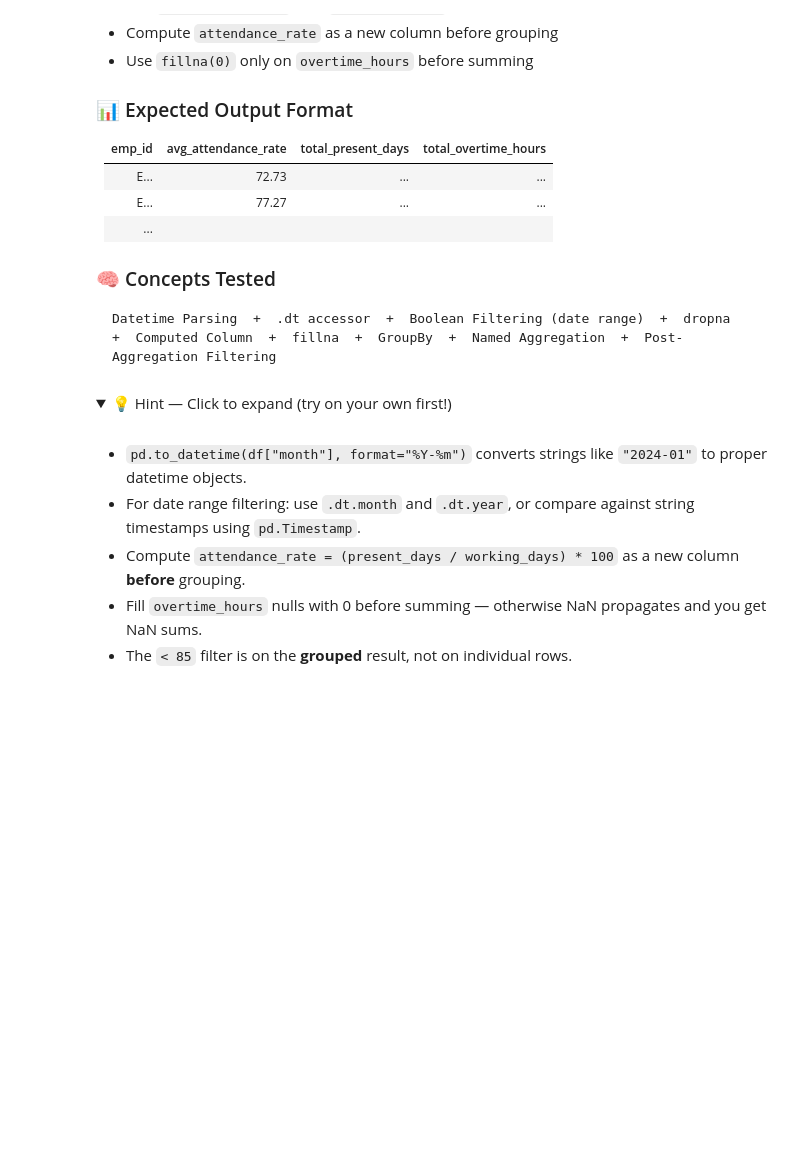
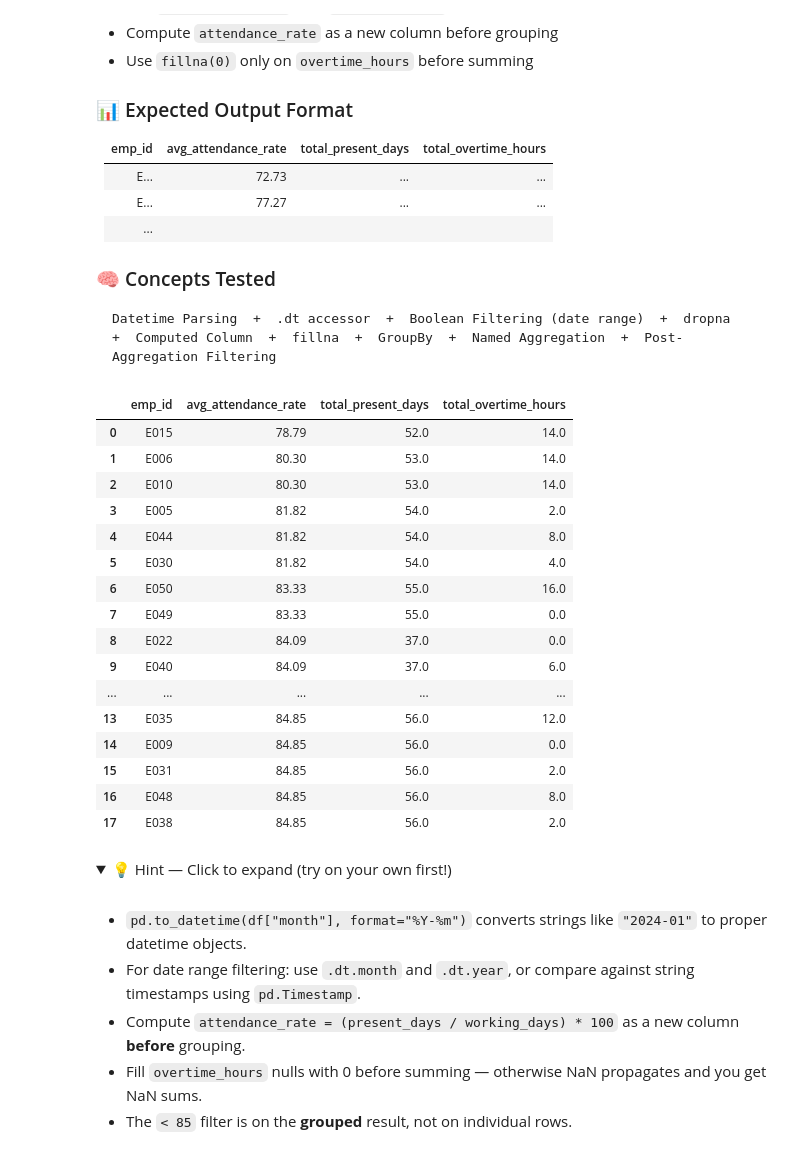
Before and after one commit to abhishekkatewaofficial-lab/Machine-Learning, a Jupyter notebook: Notes/Pandas/4. Practice/Pandas_Practice_Series_Notebook_01.ipynb, the cells around one changed output. Drawn from its saved outputs; the diff is of its cells as text; code cells hidden in the pictures; folded sections open; blank space fills up the shorter version.

```diff
--- a/Notes/Pandas/4. Practice/Pandas_Practice_Series_Notebook_01.ipynb
+++ b/Notes/Pandas/4. Practice/Pandas_Practice_Series_Notebook_01.ipynb
@@ -1485,3 +1491,74 @@ display(result)
+# %%
+#COPY
+
+attend = attendance.copy()
+
+#OVERTIME
+
+attend['overtime_hours'] = attend['overtime_hours'].fillna(0)
+
+#PARSE
+
+attend['month'] = pd.to_datetime(attend['month'] , format="%Y-%m")
+
+#FILTER
+
+attend = attend[
+    attend['month'].between('2024-01-01', '2024-03-01')
+]
+
+#DROP NA
+
+attend = attend.dropna(
+    subset=['present_days'],
+    ignore_index=True
+)
+
+#ATTENDANCE RATE
+
+attend['attendance_rate'] = attend['present_days']/attend['working_days']*100
+
+#AGGREGATE
+
+attend = attend.groupby(
+    by=['emp_id'],
+    observed=True
+).agg(
+    avg_attendance_rate = ('attendance_rate','mean'),
+    total_present_days = ('present_days','sum'),
+    total_overtime_hours = ('overtime_hours','sum')
+).round(
+    {
+        'avg_attendance_rate':2
+    }
+).query(
+    'avg_attendance_rate<85'
+).sort_values(
+    by=['avg_attendance_rate'],
+    ascending=[True]
+).reset_index()
+
+
+
+display(attend)
+# %% [output]
+|  | emp_id | avg_attendance_rate | total_present_days | total_overtime_hours |
+| 0 | E015 | 78.79 | 52.0 | 14.0 |
+| 1 | E006 | 80.30 | 53.0 | 14.0 |
+| 2 | E010 | 80.30 | 53.0 | 14.0 |
+| 3 | E005 | 81.82 | 54.0 | 2.0 |
+| 4 | E044 | 81.82 | 54.0 | 8.0 |
+| 5 | E030 | 81.82 | 54.0 | 4.0 |
+| 6 | E050 | 83.33 | 55.0 | 16.0 |
+| 7 | E049 | 83.33 | 55.0 | 0.0 |
+| 8 | E022 | 84.09 | 37.0 | 0.0 |
+| 9 | E040 | 84.09 | 37.0 | 6.0 |
+| ... | ... | ... | ... | ... |
+| 13 | E035 | 84.85 | 56.0 | 12.0 |
+| 14 | E009 | 84.85 | 56.0 | 0.0 |
+| 15 | E031 | 84.85 | 56.0 | 2.0 |
+| 16 | E048 | 84.85 | 56.0 | 8.0 |
+| 17 | E038 | 84.85 | 56.0 | 2.0 |
 # %% [markdown]
 <details>
 <summary>💡 Hint — Click to expand (try on your own first!)</summary>
```
Also changed, not shown: parts of 9 cells of this notebook, 1 other file.
